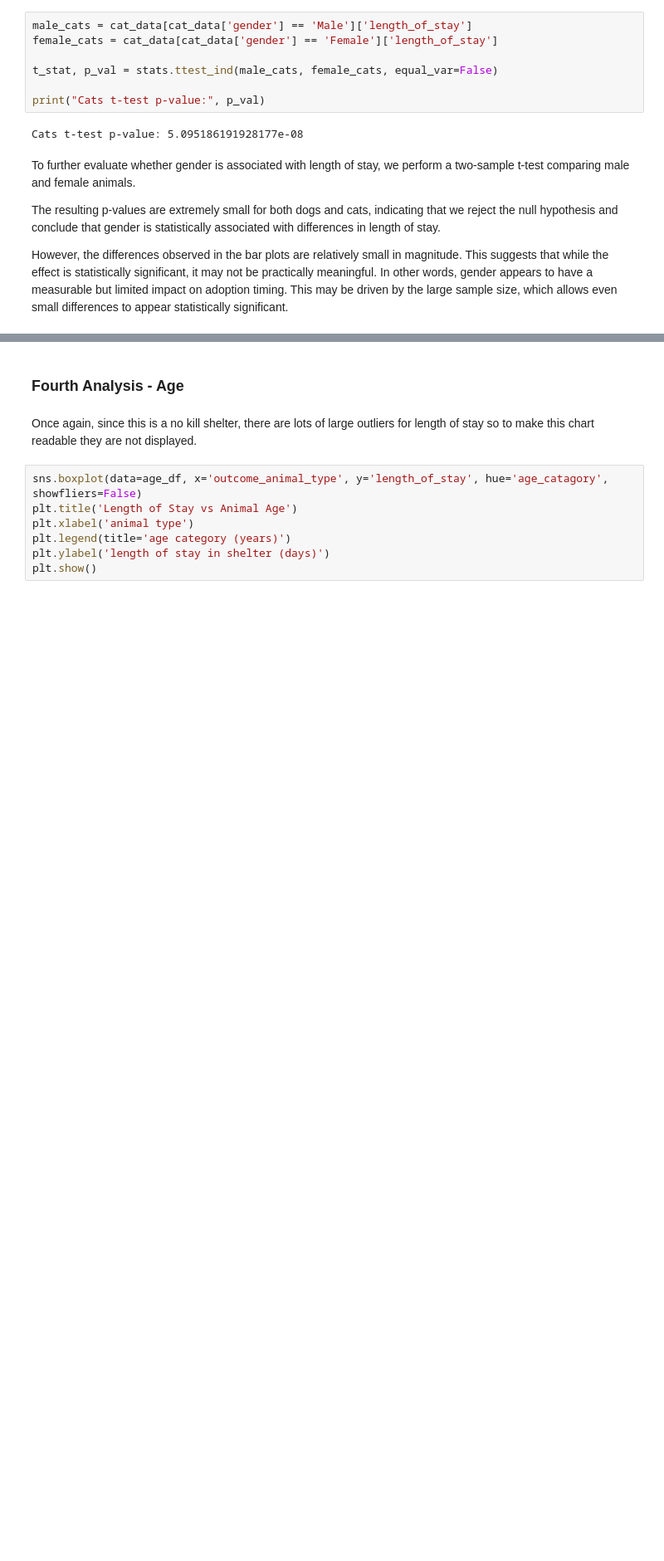
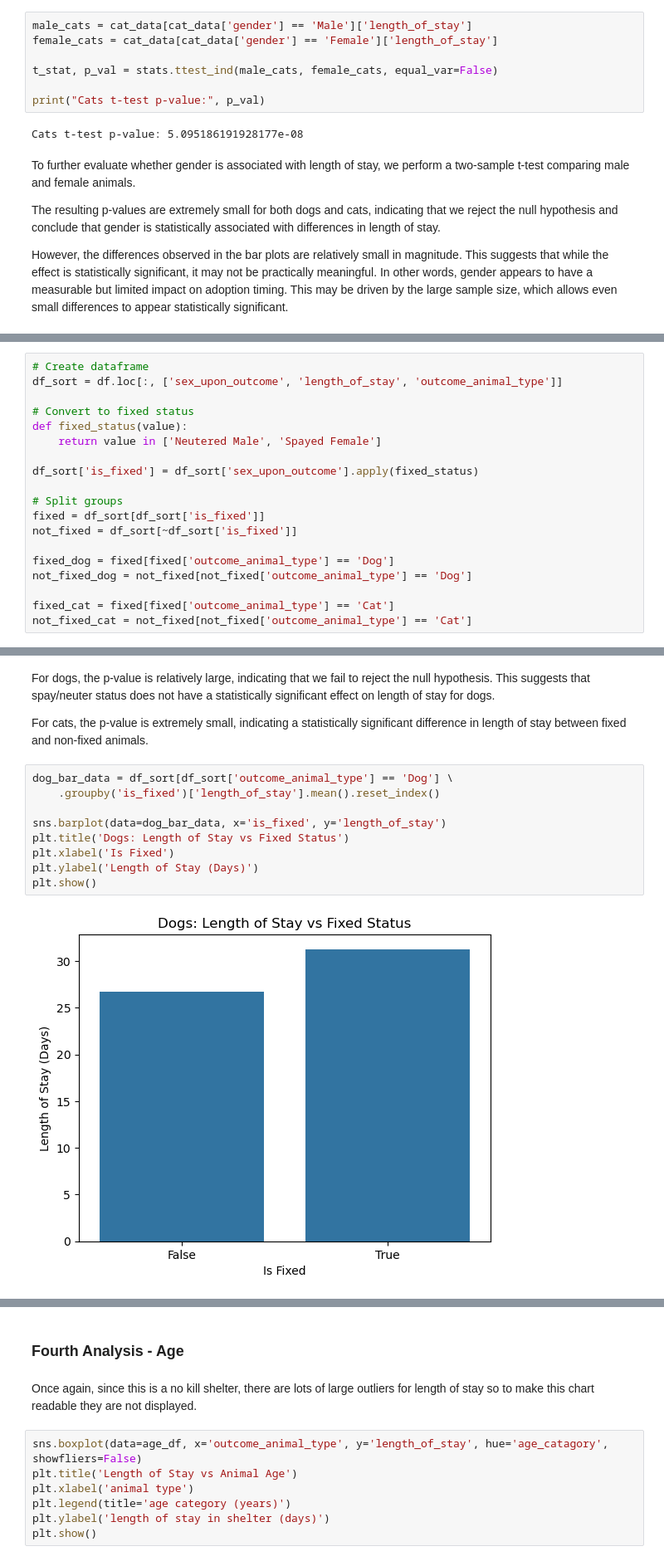
Before and after one commit to COGS108/Group072_WI26, a Jupyter notebook: 03-FinalProject.ipynb, the cells around one changed output, grey strips where cells are left out. Shown at 83% size. Cells and saved outputs as stored; diff of their text form; blank space fills up the shorter version.

Commit message:
reformatted neuter section of analysis

```diff
--- a/03-FinalProject.ipynb
+++ b/03-FinalProject.ipynb
@@ -297,0 +302,19 @@ However, the differences observed in the bar plots are relatively small in magni
+# %%
+# Create dataframe
+df_sort = df.loc[:, ['sex_upon_outcome', 'length_of_stay', 'outcome_animal_type']]
+
+# Convert to fixed status
+def fixed_status(value):
+    return value in ['Neutered Male', 'Spayed Female']
+
+df_sort['is_fixed'] = df_sort['sex_upon_outcome'].apply(fixed_status)
+
+# Split groups
+fixed = df_sort[df_sort['is_fixed']]
+not_fixed = df_sort[~df_sort['is_fixed']]
+
+fixed_dog = fixed[fixed['outcome_animal_type'] == 'Dog']
+not_fixed_dog = not_fixed[not_fixed['outcome_animal_type'] == 'Dog']
+
+fixed_cat = fixed[fixed['outcome_animal_type'] == 'Cat']
+not_fixed_cat = not_fixed[not_fixed['outcome_animal_type'] == 'Cat']
@@ -297,0 +339,15 @@ However, the differences observed in the bar plots are relatively small in magni
+# %% [markdown]
+For dogs, the p-value is relatively large, indicating that we fail to reject the null hypothesis. This suggests that spay/neuter status does not have a statistically significant effect on length of stay for dogs.
+
+For cats, the p-value is extremely small, indicating a statistically significant difference in length of stay between fixed and non-fixed animals.
+# %%
+dog_bar_data = df_sort[df_sort['outcome_animal_type'] == 'Dog'] \
+    .groupby('is_fixed')['length_of_stay'].mean().reset_index()
+
+sns.barplot(data=dog_bar_data, x='is_fixed', y='length_of_stay')
+plt.title('Dogs: Length of Stay vs Fixed Status')
+plt.xlabel('Is Fixed')
+plt.ylabel('Length of Stay (Days)')
+plt.show()
+# %% [output]
+[figure, added]
```
Also changed, not shown: parts of 21 cells of this notebook.
